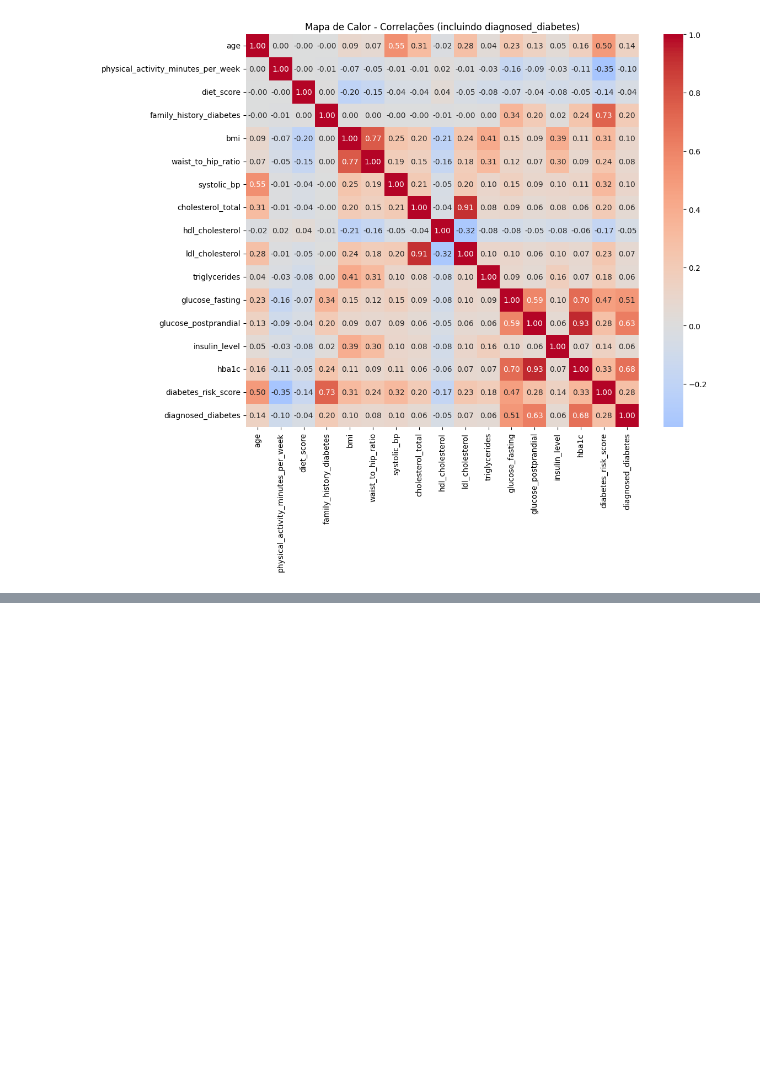
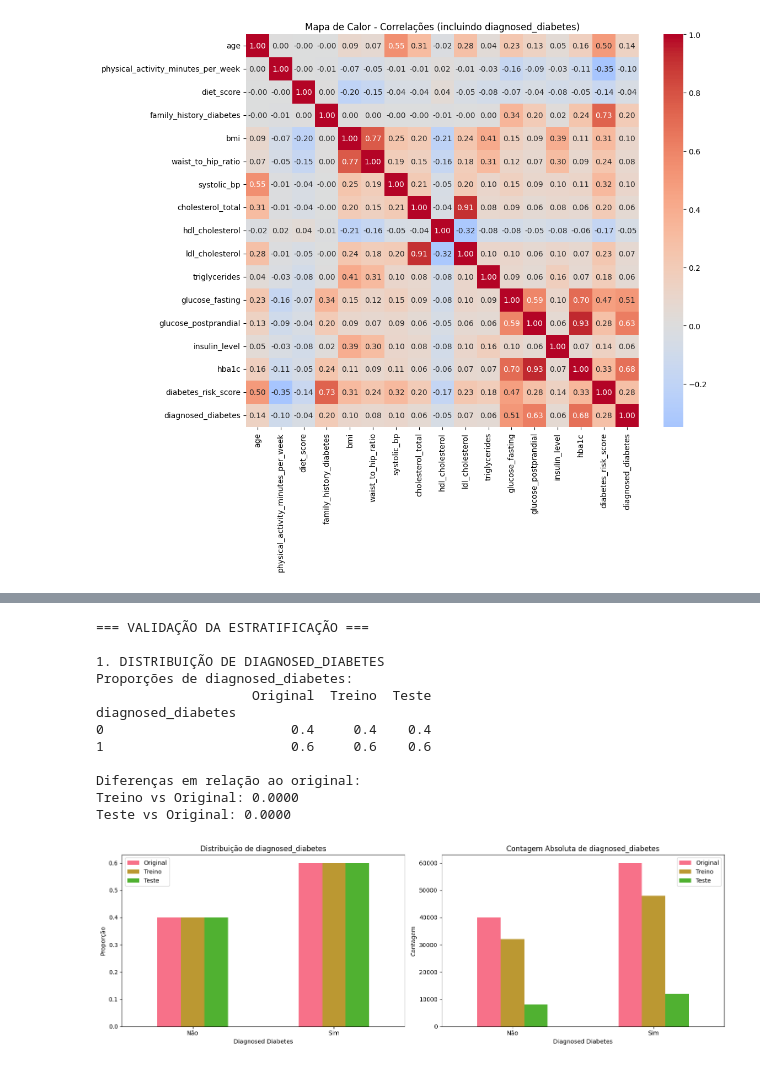
Before and after one commit to Pedro-Marquardt/ml-diabetes-detection, a Jupyter notebook: pedrict-model.ipynb, the cells around one changed output, grey strips where cells are left out. Cells and saved outputs as stored; diff of their text form; code cells hidden in the pictures; blank space fills up the shorter version.

```diff
--- a/pedrict-model.ipynb
+++ b/pedrict-model.ipynb
@@ -491,0 +545,3 @@ df_cleaned.head()
+# %%
+df_cleaned = df_cleaned.drop('diabetes_stage', axis=1)
+print(f"Dataset: {df_cleaned.shape}")
@@ -527,0 +765,65 @@ Analisando o mapa de calor do data frame limpo (df_cleaned), percebi que a varia
+# %%
+# 3. Validação da estratificação - diagnosed_diabetes
+print("=== VALIDAÇÃO DA ESTRATIFICAÇÃO ===")
+print("\n1. DISTRIBUIÇÃO DE DIAGNOSED_DIABETES")
+
+# Calcular proporções
+train_diabetes_prop = y_train.value_counts(normalize=True).sort_index()
+test_diabetes_prop = y_test.value_counts(normalize=True).sort_index()
+original_diabetes_prop = y.value_counts(normalize=True).sort_index()
+
+# Criar DataFrame para comparação
+comparison_df = pd.DataFrame({
+    'Original': original_diabetes_prop,
+    'Treino': train_diabetes_prop,
+    'Teste': test_diabetes_prop
+}).round(4)
+
+print("Proporções de diagnosed_diabetes:")
+print(comparison_df)
+
+# Calcular diferenças
+print("\nDiferenças em relação ao original:")
+print(f"Treino vs Original: {abs(train_diabetes_prop - original_diabetes_prop).max():.4f}")
+print(f"Teste vs Original: {abs(test_diabetes_prop - original_diabetes_prop).max():.4f}")
+
+# Visualização
+fig, (ax1, ax2) = plt.subplots(1, 2, figsize=(15, 5))
+
+# Gráfico de barras comparativo
+comparison_df.plot(kind='bar', ax=ax1)
+ax1.set_title('Distribuição de diagnosed_diabetes')
+ax1.set_ylabel('Proporção')
+ax1.set_xlabel('Diagnosed Diabetes')
+ax1.legend()
+ax1.set_xticklabels(['Não', 'Sim'], rotation=0)
+
+# Gráfico de contagem absoluta
+count_df = pd.DataFrame({
+    'Original': y.value_counts().sort_index(),
+    'Treino': y_train.value_counts().sort_index(),
+    'Teste': y_test.value_counts().sort_index()
+})
+count_df.plot(kind='bar', ax=ax2)
+ax2.set_title('Contagem Absoluta de diagnosed_diabetes')
+ax2.set_ylabel('Contagem')
+ax2.set_xlabel('Diagnosed Diabetes')
+ax2.legend()
+ax2.set_xticklabels(['Não', 'Sim'], rotation=0)
+
+plt.tight_layout()
+plt.show()
+# %% [output]
+=== VALIDAÇÃO DA ESTRATIFICAÇÃO ===
+
+1. DISTRIBUIÇÃO DE DIAGNOSED_DIABETES
+Proporções de diagnosed_diabetes:
+                    Original  Treino  Teste
+diagnosed_diabetes
+0                        0.4     0.4    0.4
+1                        0.6     0.6    0.6
+
+Diferenças em relação ao original:
+Treino vs Original: 0.0000
+Teste vs Original: 0.0000
+[figure, added]
```
Also changed, not shown: parts of 21 cells of this notebook.
